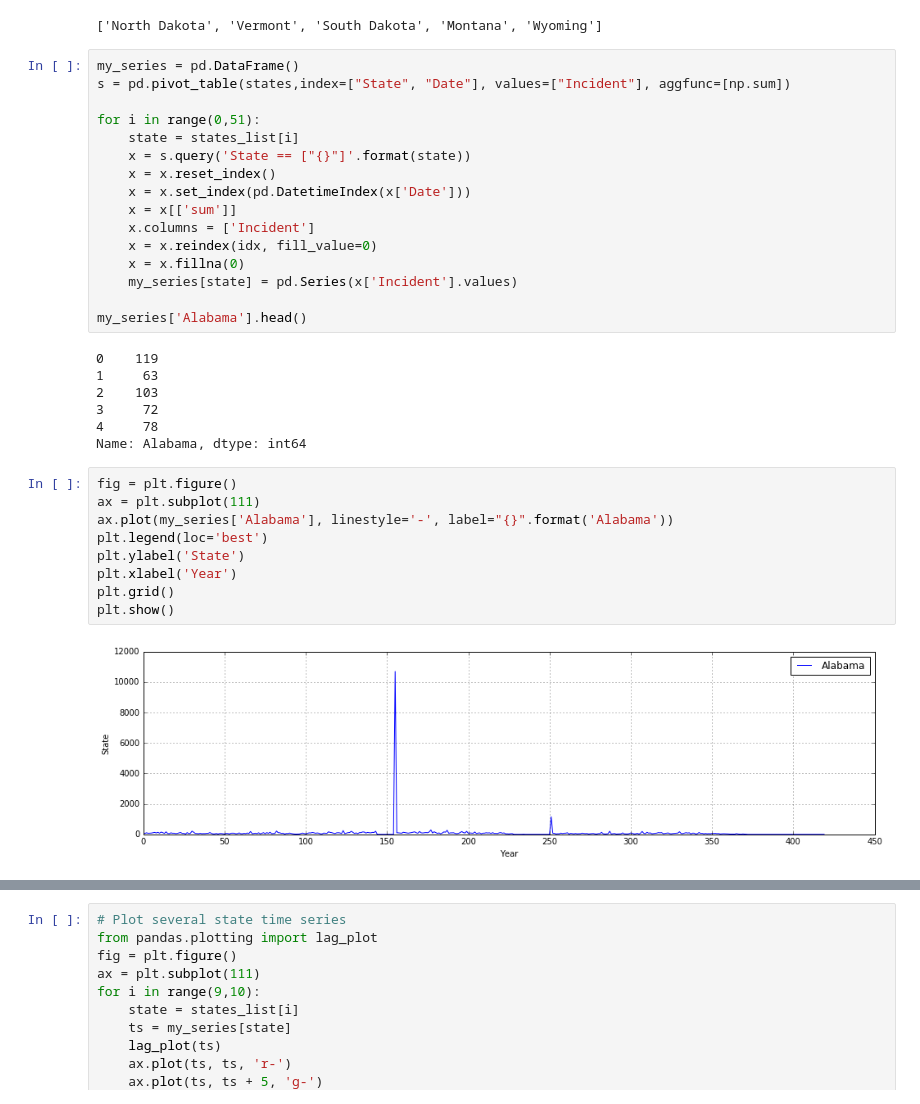
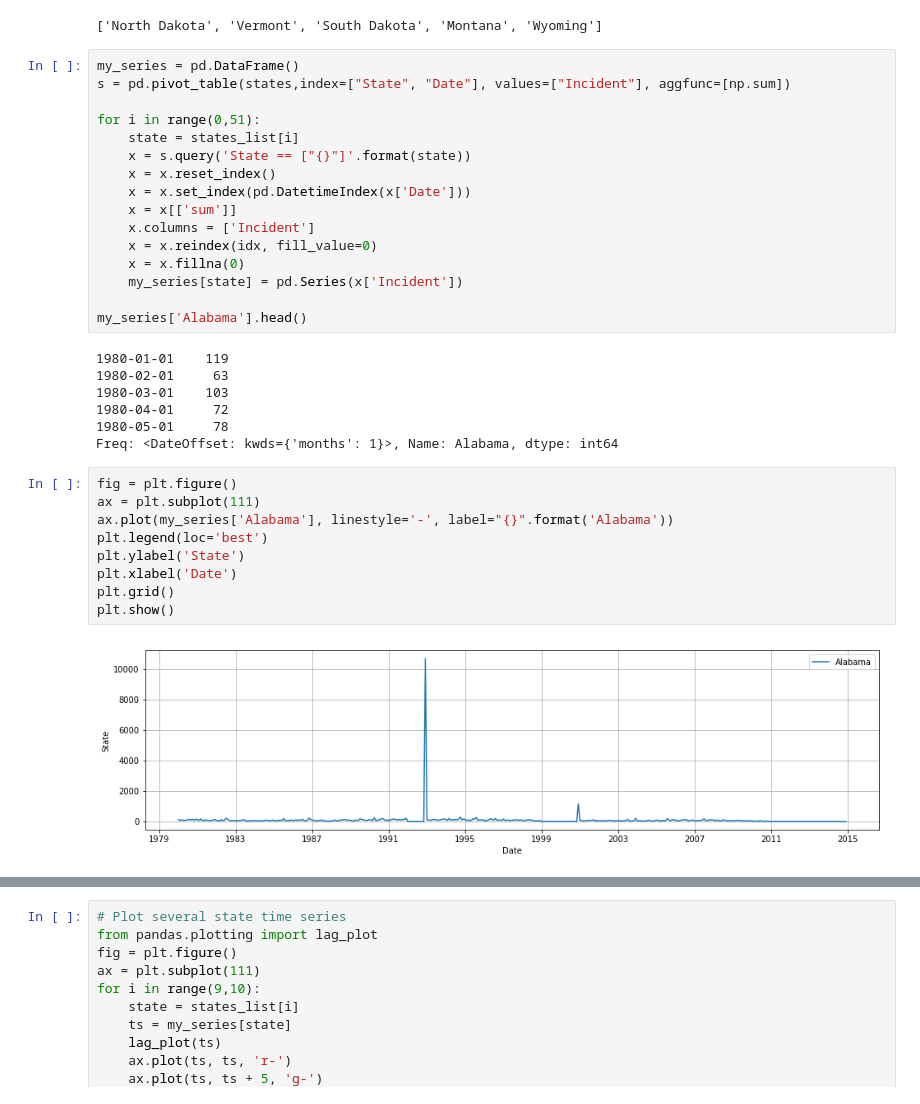
Before and after one commit to vslovik/dm, a Jupyter notebook: time_series/killbill4.ipynb, the cells around one changed output, grey strips where cells are left out. Drawn from its saved outputs; the diff is of its cells as text.

```diff
--- a/time_series/killbill4.ipynb
+++ b/time_series/killbill4.ipynb
@@ -115,27 +115,27 @@ for i in range(0,51):
     x.columns = ['Incident']
     x = x.reindex(idx, fill_value=0)
     x = x.fillna(0)
-    my_series[state] = pd.Series(x['Incident'].values)
+    my_series[state] = pd.Series(x['Incident'])
 
 my_series['Alabama'].head()
 # %% [output]
-0    119
-1     63
-2    103
-3     72
-4     78
-Name: Alabama, dtype: int64
+1980-01-01    119
+1980-02-01     63
+1980-03-01    103
+1980-04-01     72
+1980-05-01     78
+Freq: <DateOffset: kwds={'months': 1}>, Name: Alabama, dtype: int64
 # %%
 fig = plt.figure()
 ax = plt.subplot(111)
 ax.plot(my_series['Alabama'], linestyle='-', label="{}".format('Alabama'))
 plt.legend(loc='best')
 plt.ylabel('State')
-plt.xlabel('Year')
+plt.xlabel('Date')
 plt.grid()
 plt.show()
 # %% [output]
-[figure, old version]
+[figure, new version]
 # %%
 # Plot several state time series
 fig = plt.figure()
```
Also changed, not shown: parts of 29 cells of this notebook, 4 other files.
